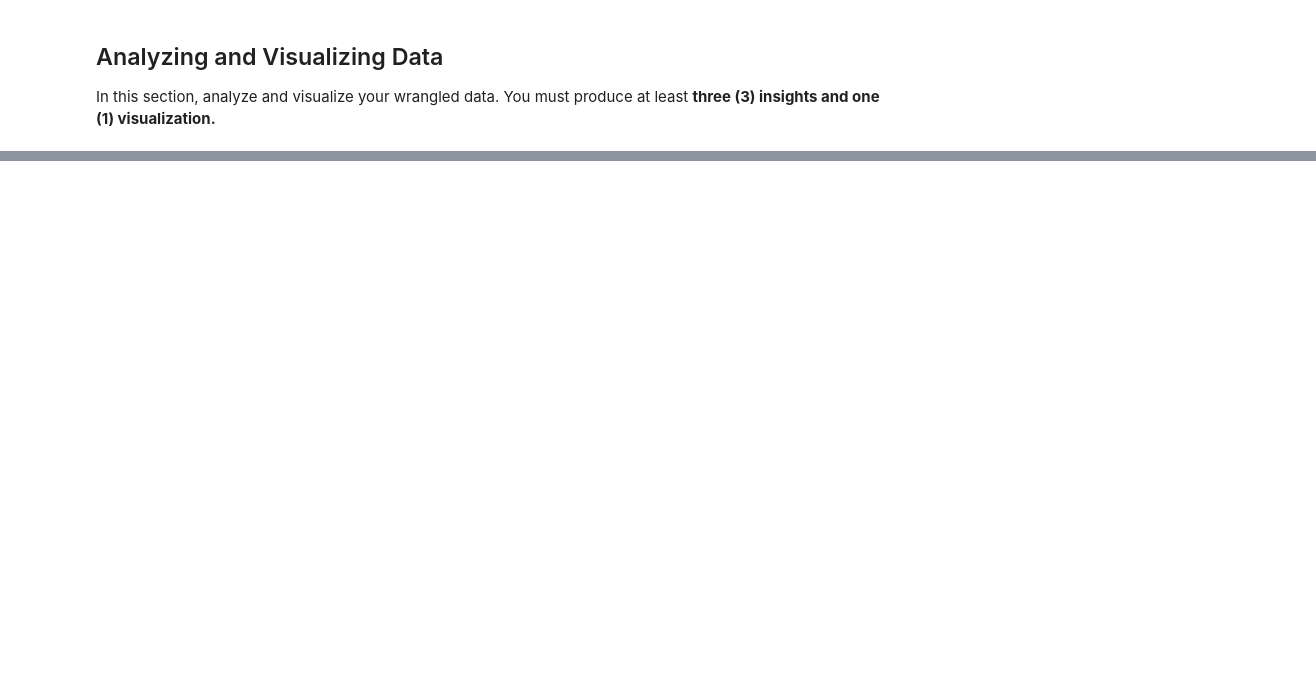
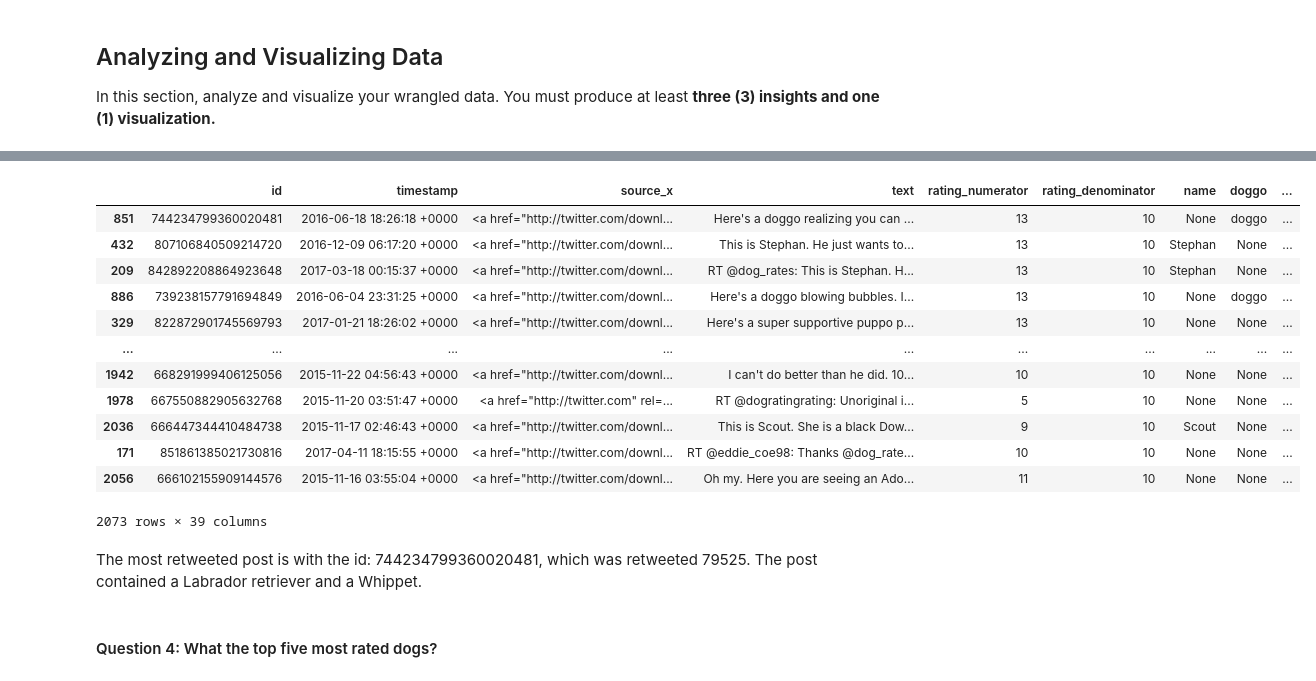
Before and after one commit to dev-tyta/Twitter-Data-Wrangling, a Jupyter notebook: wrangle_act.ipynb, the cells around one changed output, grey strips where cells are left out. Cells and saved outputs as stored; diff of their text form; code cells hidden in the pictures; blank space fills up the shorter version.

```diff
--- a/wrangle_act.ipynb
+++ b/wrangle_act.ipynb
@@ -479,0 +598,22 @@ AttributeError: 'Series' object has no attribute 'sort'
+# %%
+most_retweeted = merged_comp.sort_values('retweet_count', ascending= False)
+# %%
+most_retweeted
+# %% [output]
+|  | id | timestamp | source_x | text | rating_numerator | rating_denominator | name | doggo | ... |
+| 851 | 744234799360020481 | 2016-06-18 18:26:18 +0000 | <a href="http://twitter.com/downl... | Here's a doggo realizing you can ... | 13 | 10 | None | doggo | ... |
+| 432 | 807106840509214720 | 2016-12-09 06:17:20 +0000 | <a href="http://twitter.com/downl... | This is Stephan. He just wants to... | 13 | 10 | Stephan | None | ... |
+| 209 | 842892208864923648 | 2017-03-18 00:15:37 +0000 | <a href="http://twitter.com/downl... | RT @dog_rates: This is Stephan. H... | 13 | 10 | Stephan | None | ... |
+| 886 | 739238157791694849 | 2016-06-04 23:31:25 +0000 | <a href="http://twitter.com/downl... | Here's a doggo blowing bubbles. I... | 13 | 10 | None | doggo | ... |
+| 329 | 822872901745569793 | 2017-01-21 18:26:02 +0000 | <a href="http://twitter.com/downl... | Here's a super supportive puppo p... | 13 | 10 | None | None | ... |
+| ... | ... | ... | ... | ... | ... | ... | ... | ... | ... |
+| 1942 | 668291999406125056 | 2015-11-22 04:56:43 +0000 | <a href="http://twitter.com/downl... | I can't do better than he did. 10... | 10 | 10 | None | None | ... |
+| 1978 | 667550882905632768 | 2015-11-20 03:51:47 +0000 | <a href="http://twitter.com" rel=... | RT @dogratingrating: Unoriginal i... | 5 | 10 | None | None | ... |
+| 2036 | 666447344410484738 | 2015-11-17 02:46:43 +0000 | <a href="http://twitter.com/downl... | This is Scout. She is a black Dow... | 9 | 10 | Scout | None | ... |
+| 171 | 851861385021730816 | 2017-04-11 18:15:55 +0000 | <a href="http://twitter.com/downl... | RT @eddie_coe98: Thanks @dog_rate... | 10 | 10 | None | None | ... |
+| 2056 | 666102155909144576 | 2015-11-16 03:55:04 +0000 | <a href="http://twitter.com/downl... | Oh my. Here you are seeing an Ado... | 11 | 10 | None | None | ... |
+2073 rows × 39 columns
+# %% [markdown]
+The most retweeted post is with the id: 744234799360020481, which was retweeted 79525. The post contained a Labrador retriever and a Whippet.
+# %% [markdown]
+#### Question 4: What the top five most rated dogs?
```
Also changed, not shown: parts of 28 cells of this notebook, 2 other files.
